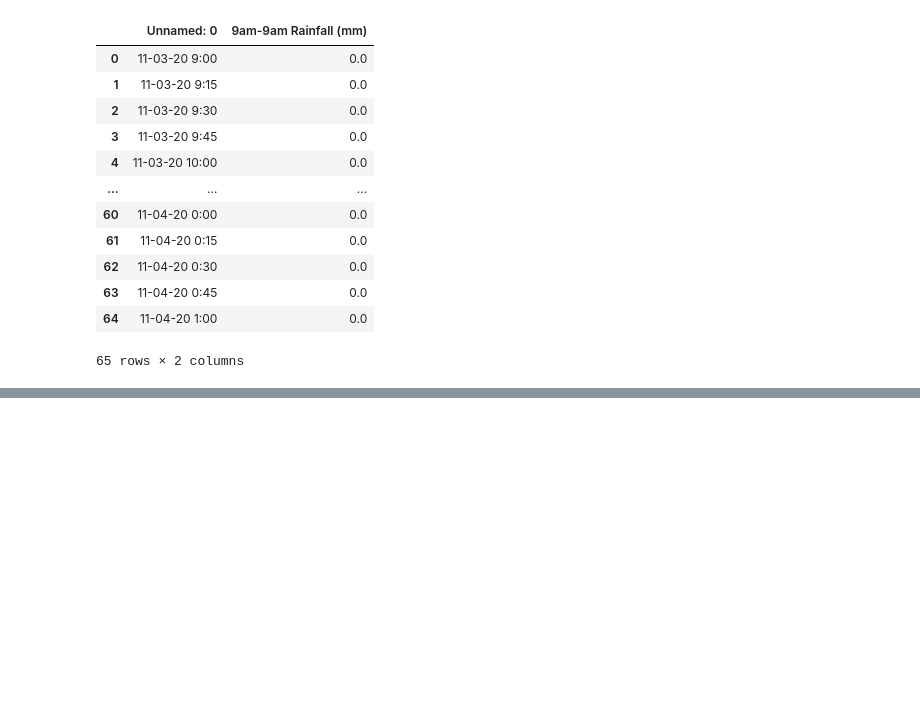
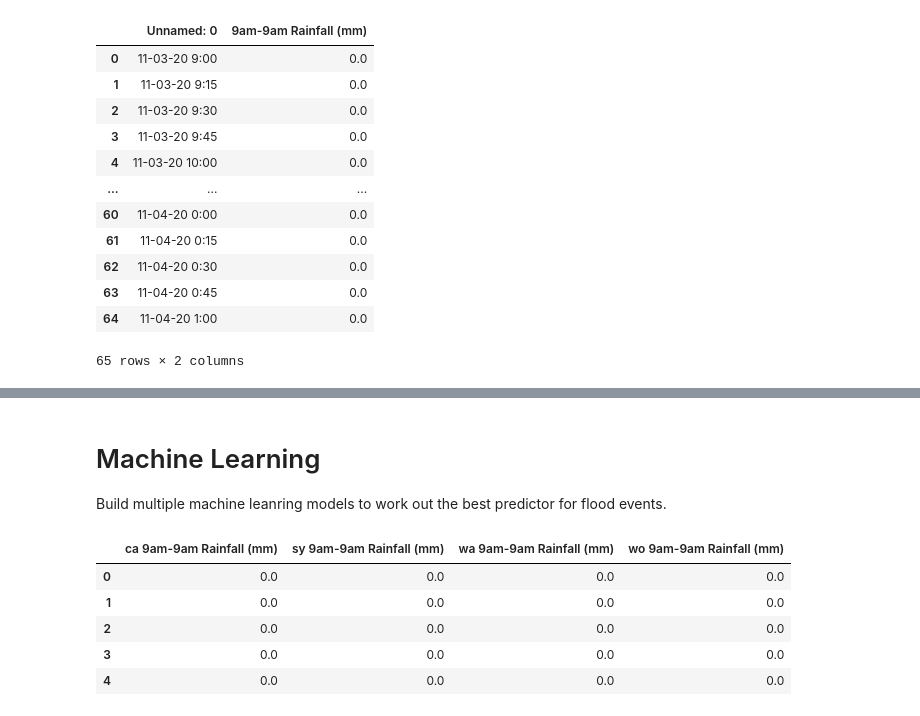
Before and after one commit to EpicTomatoSauce/uwa_final_project, a Jupyter notebook: clean.ipynb, the cells around one changed output, grey strips where cells are left out. Cells and saved outputs as stored; diff of their text form; code cells hidden in the pictures; blank space fills up the shorter version.

Commit message:
Add files via upload
completed cleaning and commenced ML models

```diff
--- a/clean.ipynb
+++ b/clean.ipynb
@@ -144,7 +169,7 @@ dtype: object
 # %%
 from functools import reduce
-dataframe_final = reduce(lambda x,y: pd.merge(x,y, on = "datetime", how = 'inner'), [datetime_df, dfs_clean[0], dfs_clean[1], dfs_clean[2], dfs_clean[3],dfs_clean[4]])
-dataframe_final
+df_final = reduce(lambda x,y: pd.merge(x,y, on = "datetime", how = 'inner'), [datetime_df, dfs_clean[0], dfs_clean[1], dfs_clean[2], dfs_clean[3],dfs_clean[4]])
+df_final
 # %% [output]
 |  | datetime | ca 9am-9am Rainfall (mm) | sy 9am-9am Rainfall (mm) | wa 9am-9am Rainfall (mm) | wo 9am-9am Rainfall (mm) | ... |
 | 0 | 2020-11-03 09:00:00 | 0.0 | 0.0 | 0.0 | 0.0 | ... |
@@ -168,0 +204,15 @@ dataframe_final
+# %% [markdown]
+# Machine Learning
+Build multiple machine leanring models to work out the best predictor for flood events.
+# %%
+# Set features. This will also be used as your x values, assume all features are potentially relevant with the exception of water level which will be y
+X = df_final.drop(["datetime", "Water Level (m)", "Risk"], axis = 1)
+y = df_final["Risk"]
+X.head()
+# %% [output]
+|  | ca 9am-9am Rainfall (mm) | sy 9am-9am Rainfall (mm) | wa 9am-9am Rainfall (mm) | wo 9am-9am Rainfall (mm) |
+| 0 | 0.0 | 0.0 | 0.0 | 0.0 |
+| 1 | 0.0 | 0.0 | 0.0 | 0.0 |
+| 2 | 0.0 | 0.0 | 0.0 | 0.0 |
+| 3 | 0.0 | 0.0 | 0.0 | 0.0 |
+| 4 | 0.0 | 0.0 | 0.0 | 0.0 |
```
Also changed, not shown: parts of 28 cells of this notebook.
